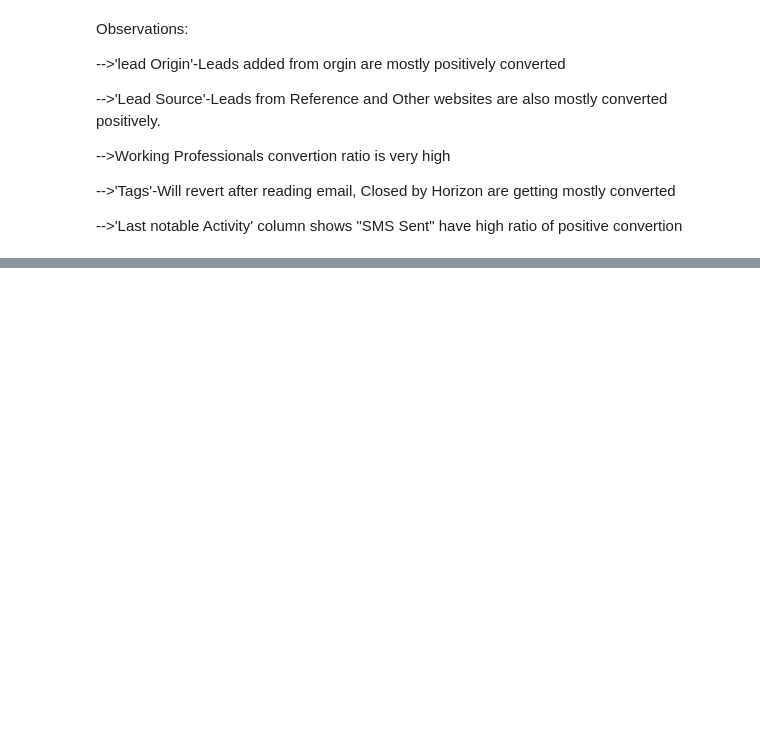
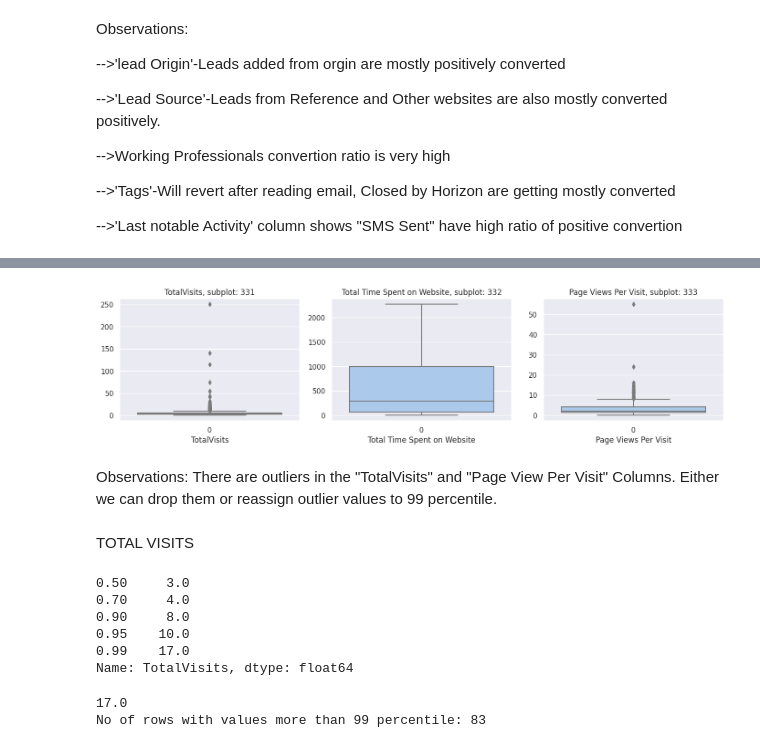
Before and after one commit to AnuAsai22/Lead_Scoring_CaseStudy, a Jupyter notebook: Lead_Scoring_AnuFinal.ipynb, the cells around one changed output, grey strips where cells are left out. Saved outputs shown, nothing was run; the diff lists cells and outputs as text; code cells hidden in the pictures; blank space fills up the shorter version.

```diff
--- a/Lead_Scoring_AnuFinal.ipynb
+++ b/Lead_Scoring_AnuFinal.ipynb
@@ -1053,0 +1056,7 @@ Observations:
+# %%
+for i in num_col:
+    print("\n")
+    print("column Name:",i)
+    print(ls[i].value_counts())
+    print("\n")
+    print("-------------------")
@@ -1053,0 +1081,35 @@ Observations:
+# %%
+a=3  # number of rows
+b=3  # number of columns
+c=1  # initialize plot counter
+fig=plt.figure(figsize=(14,10))
+for i in num_col:
+    plt.subplot(a,b,c)
+    plt.title('{}, subplot: {}{}{}'.format(i,a,b,c))
+    plt.xlabel(i)
+    sns.boxplot(ls[i],palette='pastel')
+    c=c+1
+fig.tight_layout()
+plt.show()
+# %% [output]
+[figure, added]
+# %% [markdown]
+Observations:
+There are outliers in the "TotalVisits" and "Page View Per Visit" Columns. Either we can drop them or reassign outlier values to 99 percentile.
+# %% [markdown]
+TOTAL VISITS
+# %%
+ls.TotalVisits.quantile([0.5,0.7,0.9,0.95,0.99])
+# %% [output]
+0.50     3.0
+0.70     4.0
+0.90     8.0
+0.95    10.0
+0.99    17.0
+Name: TotalVisits, dtype: float64
+# %%
+print(ls.TotalVisits.quantile(0.99))
+print('No of rows with values more than 99 percentile:',len(ls[ls.TotalVisits >ls.TotalVisits.quantile(0.99)]))
+# %% [output]
+17.0
+No of rows with values more than 99 percentile: 83
```
Also changed, not shown: parts of 34 cells of this notebook.
